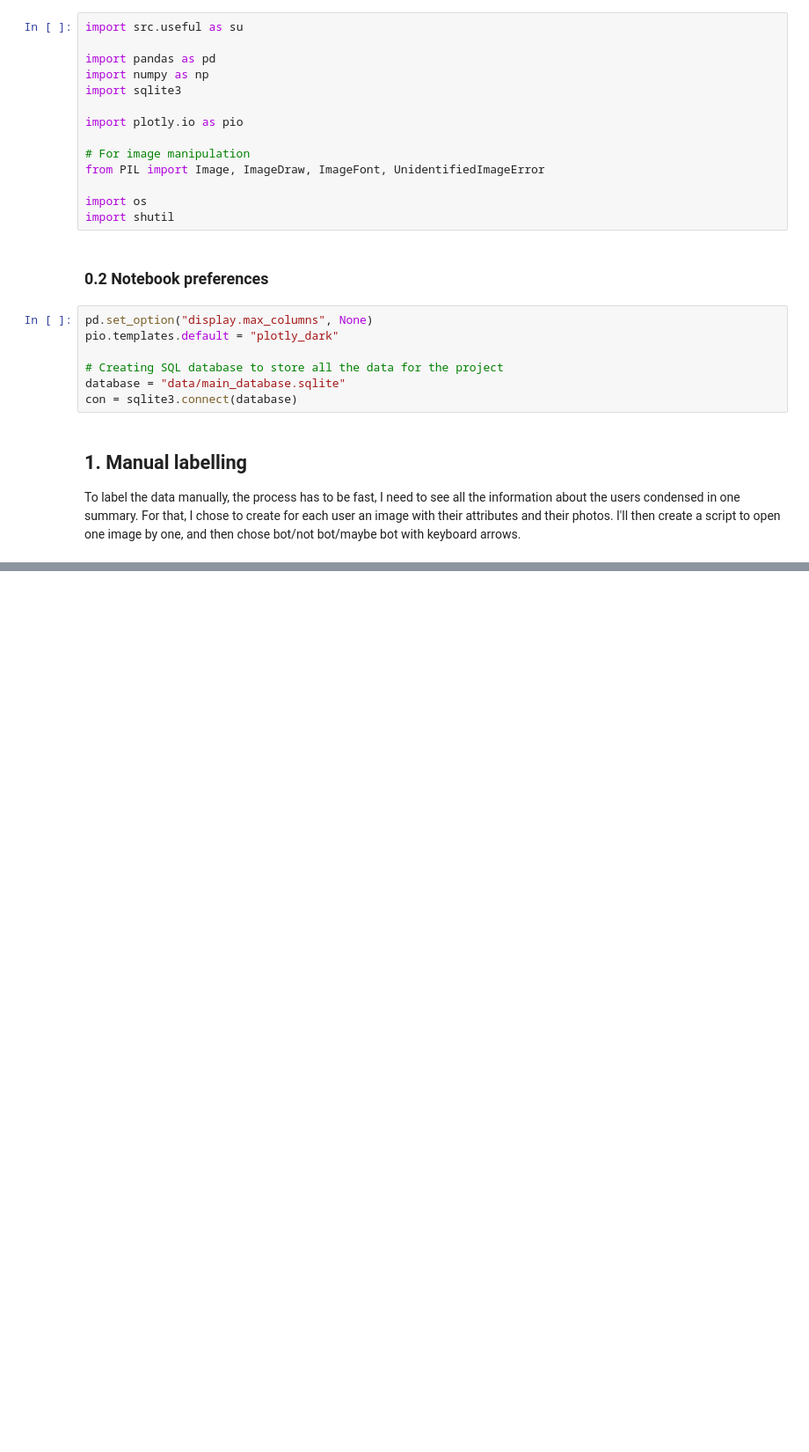
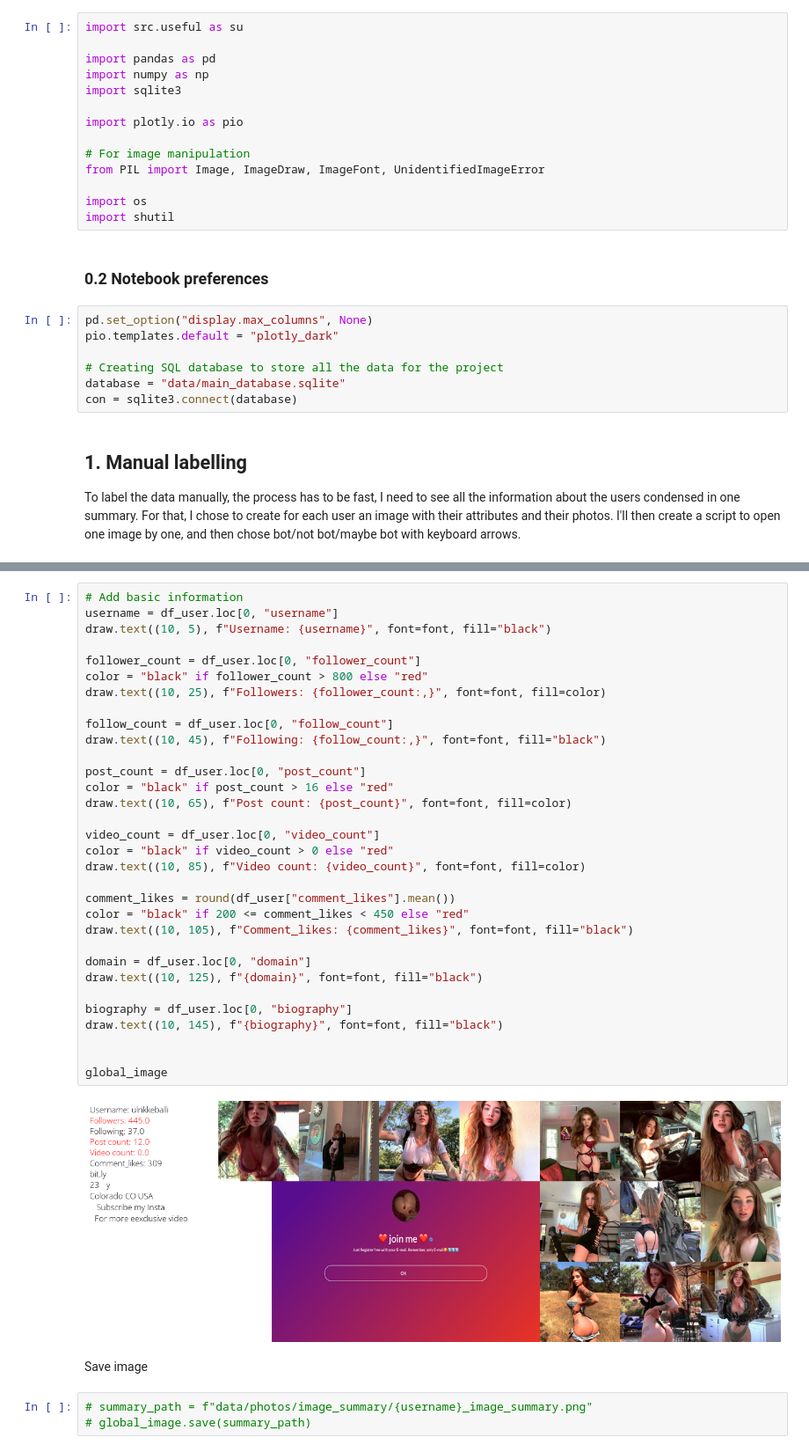
Before and after one commit to marclelamy/instagram_bot_classification, a Jupyter notebook: 3_data_labelling.ipynb, the cells around one changed output, grey strips where cells are left out. Shown at 88% size. Drawn from its saved outputs; the diff is of its cells as text; blank space fills up the shorter version.

```diff
--- a/3_data_labelling.ipynb
+++ b/3_data_labelling.ipynb
@@ -158,0 +189,39 @@ generate_card(username)
+# %%
+# Add basic information
+username = df_user.loc[0, "username"]
+draw.text((10, 5), f"Username: {username}", font=font, fill="black")
+
+follower_count = df_user.loc[0, "follower_count"]
+color = "black" if follower_count > 800 else "red"
+draw.text((10, 25), f"Followers: {follower_count:,}", font=font, fill=color)
+
+follow_count = df_user.loc[0, "follow_count"]
+draw.text((10, 45), f"Following: {follow_count:,}", font=font, fill="black")
+
+post_count = df_user.loc[0, "post_count"]
+color = "black" if post_count > 16 else "red"
+draw.text((10, 65), f"Post count: {post_count}", font=font, fill=color)
+
+video_count = df_user.loc[0, "video_count"]
+color = "black" if video_count > 0 else "red"
+draw.text((10, 85), f"Video count: {video_count}", font=font, fill=color)
+
+comment_likes = round(df_user["comment_likes"].mean())
+color = "black" if 200 <= comment_likes < 450 else "red"
+draw.text((10, 105), f"Comment_likes: {comment_likes}", font=font, fill="black")
+
+domain = df_user.loc[0, "domain"]
+draw.text((10, 125), f"{domain}", font=font, fill="black")
+
+biography = df_user.loc[0, "biography"]
+draw.text((10, 145), f"{biography}", font=font, fill="black")
+
+
+global_image
+# %% [output]
+[figure, added]
+# %% [markdown]
+Save image
+# %%
+# summary_path = f"data/photos/image_summary/{username}_image_summary.png"
+# global_image.save(summary_path)
```
Also changed, not shown: parts of 14 cells of this notebook, 2 other files.
